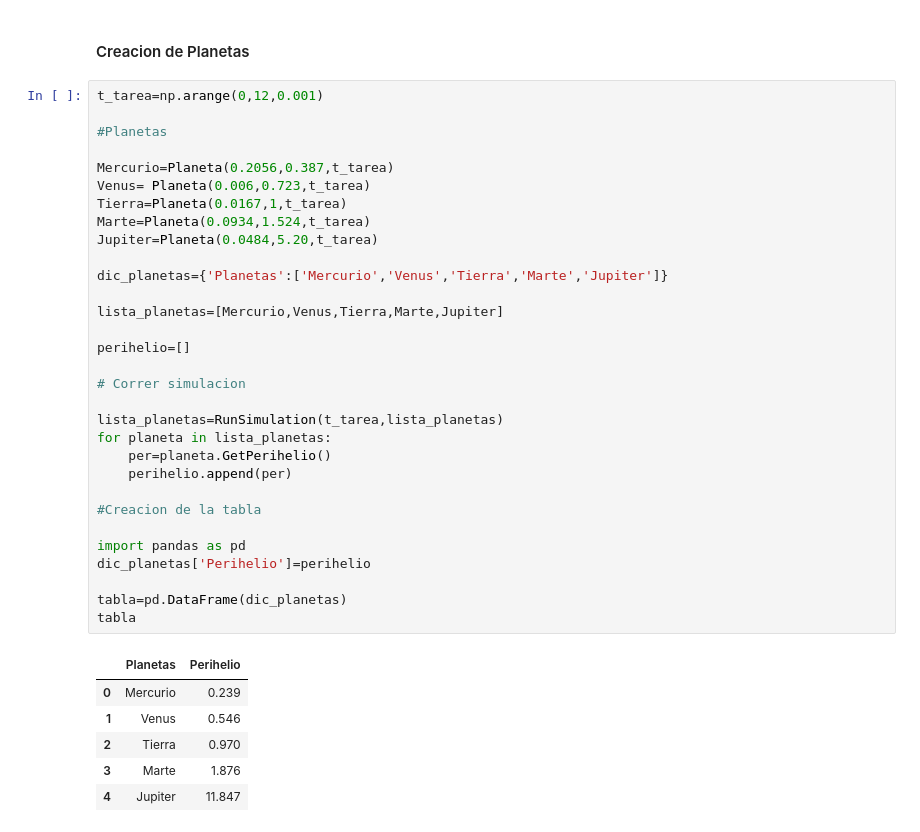
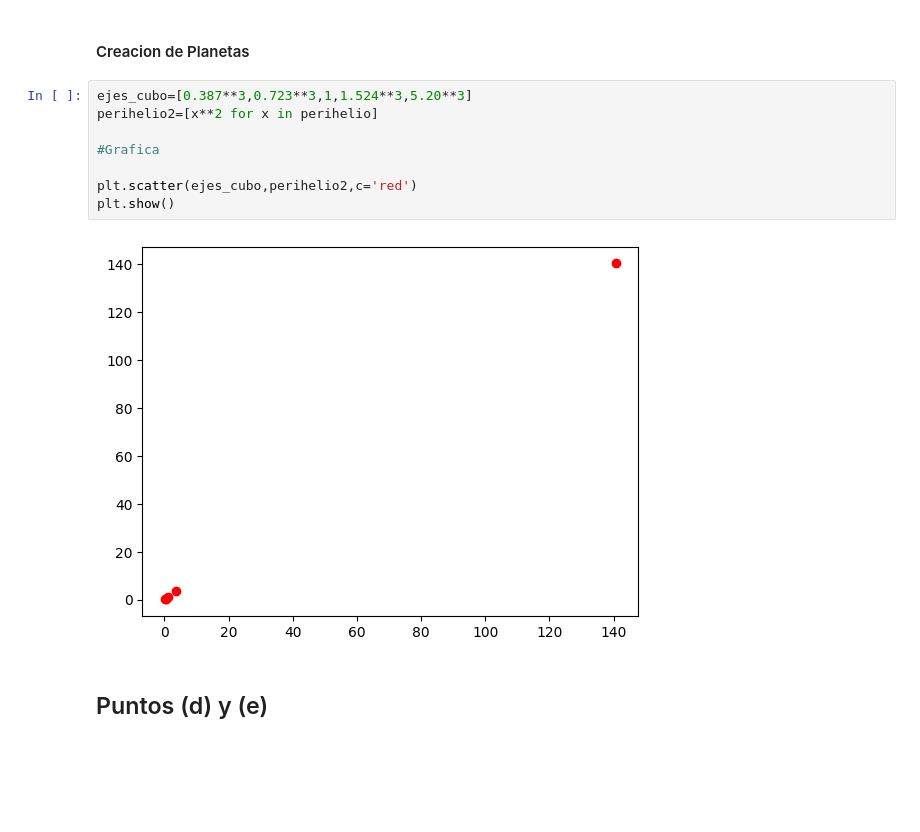
Before and after one commit to Sebastian-Moreno/MetodosII_SebastianHurtado_NicolasDaza, a Jupyter notebook: tarea 1/punto 4.ipynb, the cells around one changed output. Saved outputs shown, nothing was run; the diff lists cells and outputs as text; blank space fills up the shorter version.

```diff
--- a/tarea 1/punto 4.ipynb
+++ b/tarea 1/punto 4.ipynb
@@ -178,40 +211,14 @@ Animation = anim.FuncAnimation(fig,Update,frames=len(t1),init_func=init)
 # %% [markdown]
 #### Creacion de Planetas
-# %%
-t_tarea=np.arange(0,12,0.001)
-
-#Planetas
-
-Mercurio=Planeta(0.2056,0.387,t_tarea)
-Venus= Planeta(0.006,0.723,t_tarea)
-Tierra=Planeta(0.0167,1,t_tarea)
-Marte=Planeta(0.0934,1.524,t_tarea)
-Jupiter=Planeta(0.0484,5.20,t_tarea)
-
-dic_planetas={'Planetas':['Mercurio','Venus','Tierra','Marte','Jupiter']}
-
-lista_planetas=[Mercurio,Venus,Tierra,Marte,Jupiter]
-
-perihelio=[]
-
-# Correr simulacion
-
-lista_planetas=RunSimulation(t_tarea,lista_planetas)
-for planeta in lista_planetas:
-    per=planeta.GetPerihelio()
-    perihelio.append(per)
-
-#Creacion de la tabla
-
-import pandas as pd
-dic_planetas['Perihelio']=perihelio
-
-tabla=pd.DataFrame(dic_planetas)
-tabla
-# %% [output]
-|  | Planetas | Perihelio |
-| 0 | Mercurio | 0.239 |
-| 1 | Venus | 0.546 |
-| 2 | Tierra | 0.970 |
-| 3 | Marte | 1.876 |
-| 4 | Jupiter | 11.847 |
+# %%
+ejes_cubo=[0.387**3,0.723**3,1,1.524**3,5.20**3]
+perihelio2=[x**2 for x in perihelio]
+
+#Grafica
+
+plt.scatter(ejes_cubo,perihelio2,c='red')
+plt.show()
+# %% [output]
+[figure, added]
+# %% [markdown]
+## Puntos (d) y (e)
```
Also changed, not shown: parts of 8 cells of this notebook, 1 other file.
